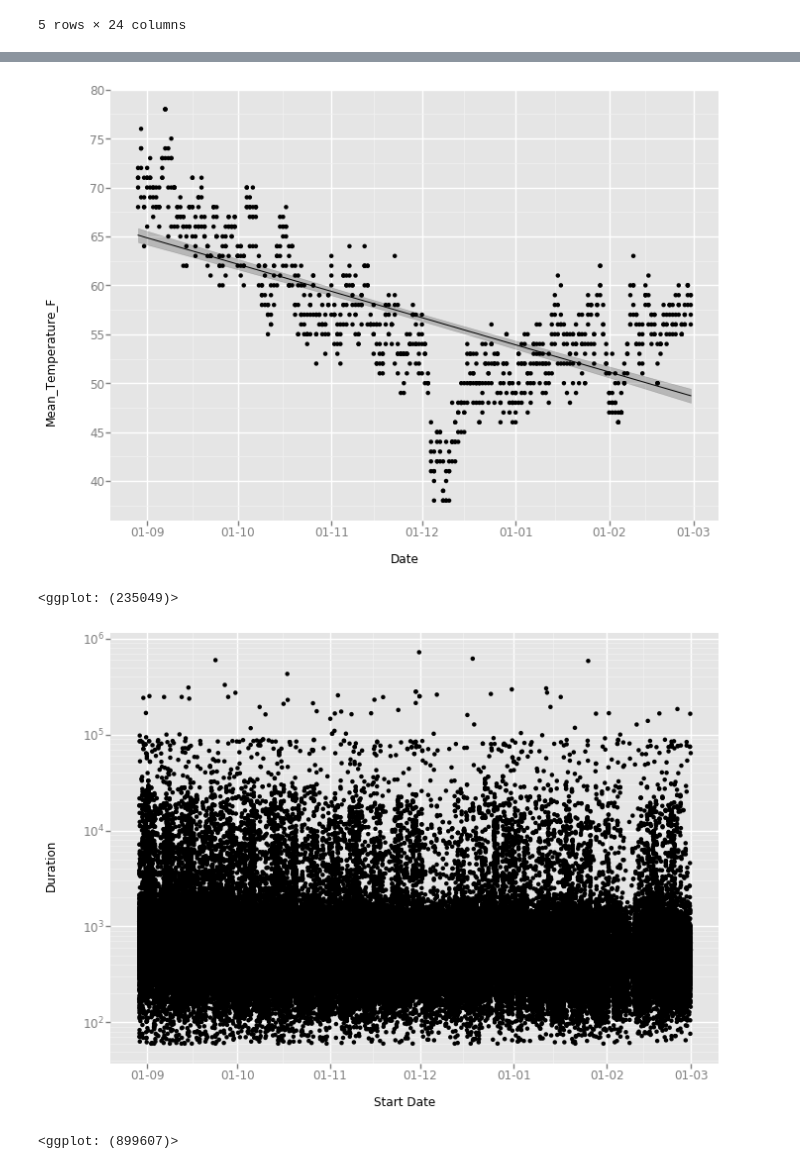
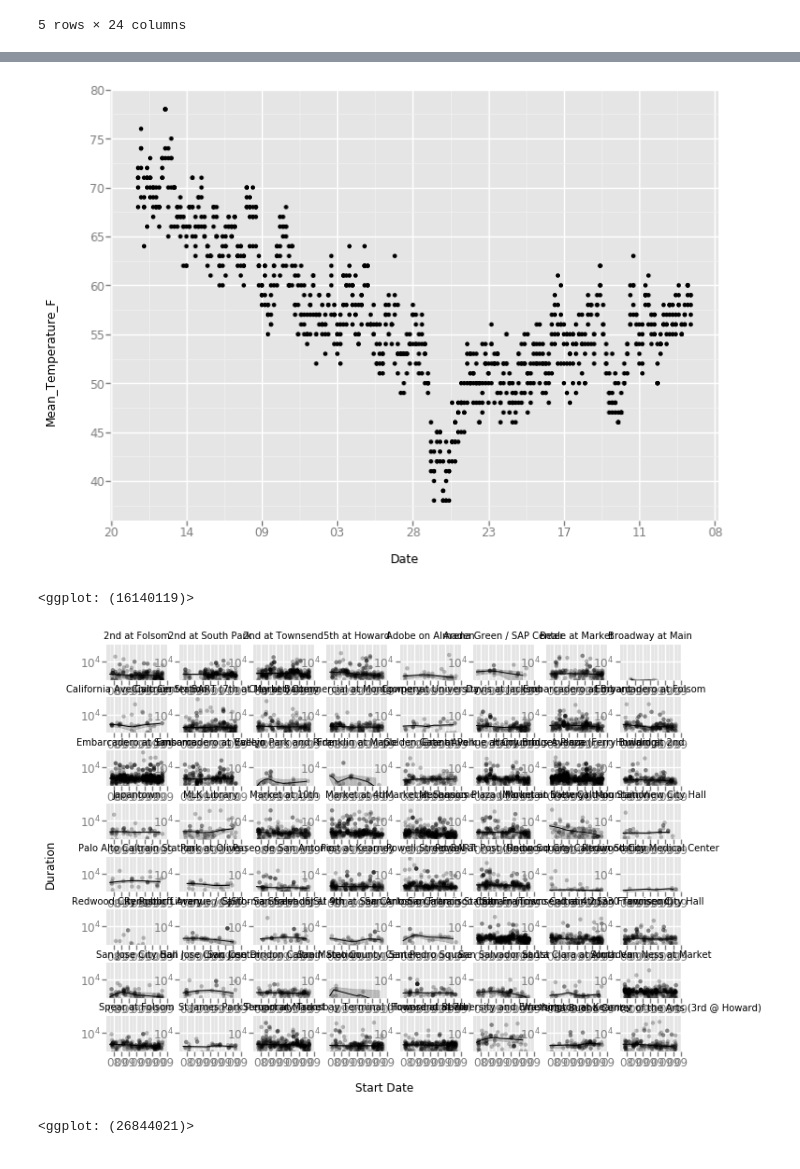
Before and after one commit to manjeet87/USBikeShareAnalysis, a Jupyter notebook: Bikeshare_Analysis.ipynb, the cells around one changed output, grey strips where cells are left out. Cells and saved outputs as stored; diff of their text form; code cells hidden in the pictures.

```diff
--- a/Bikeshare_Analysis.ipynb
+++ b/Bikeshare_Analysis.ipynb
@@ -68,14 +77,14 @@ wd_dt.head()
 # %%
-ggplot(wd_dt, aes(x = 'Date', y = 'Mean_Temperature_F')) +\
-geom_point() +stat_smooth() +\
-scale_x_date(labels = date_format("%d-%m"))
+print (ggplot(wd_dt, aes(x = 'Date', y = 'Mean_Temperature_F')) +\
+geom_point() +\
+scale_x_date(labels = date_format("%d"), breaks= '1 month'))
 # %% [output]
-[figure, old version]
+[figure, new version]
-<ggplot: (235049)>
+<ggplot: (16140119)>
 # %%
-ggplot(trip_dt, aes(x = 'Start Date', y = 'Duration')) +\
-geom_point()  + stat_smooth()+ \
-scale_x_date(labels = date_format("%d-%m")) + scale_y_log()
+ggplot(trip_dt[0:10000], aes(x = 'Start Date', y = 'Duration')) +\
+geom_point(alpha = 0.25)  + stat_smooth(method= 'loess')+ \
+scale_x_date(labels = date_format("%m")) + scale_y_log() + facet_wrap('Start Station')
 # %% [output]
-[figure, old version]
+[figure, new version]
-<ggplot: (899607)>
+<ggplot: (26844021)>
```
Also changed, not shown: parts of 7 cells of this notebook.
